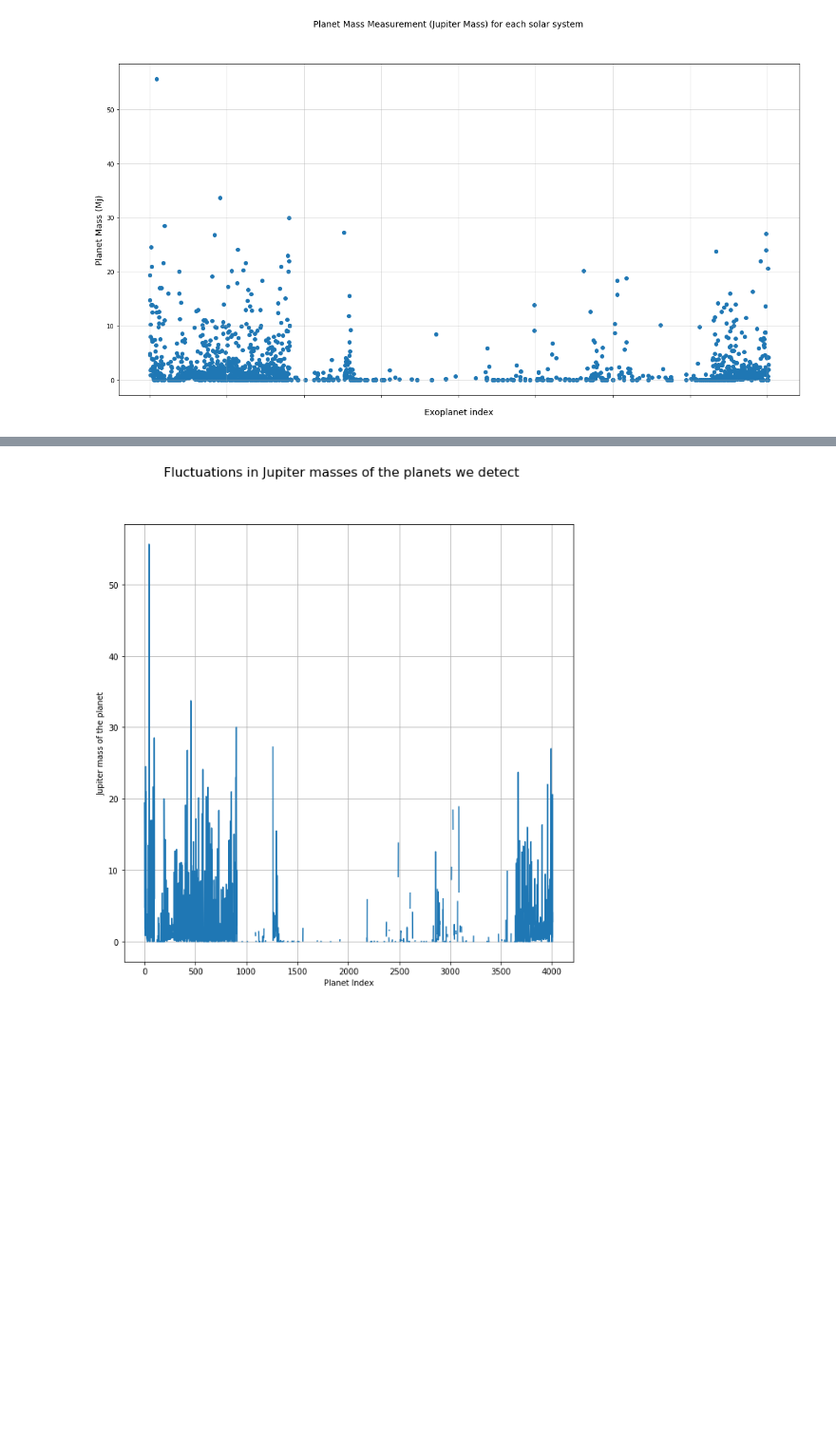
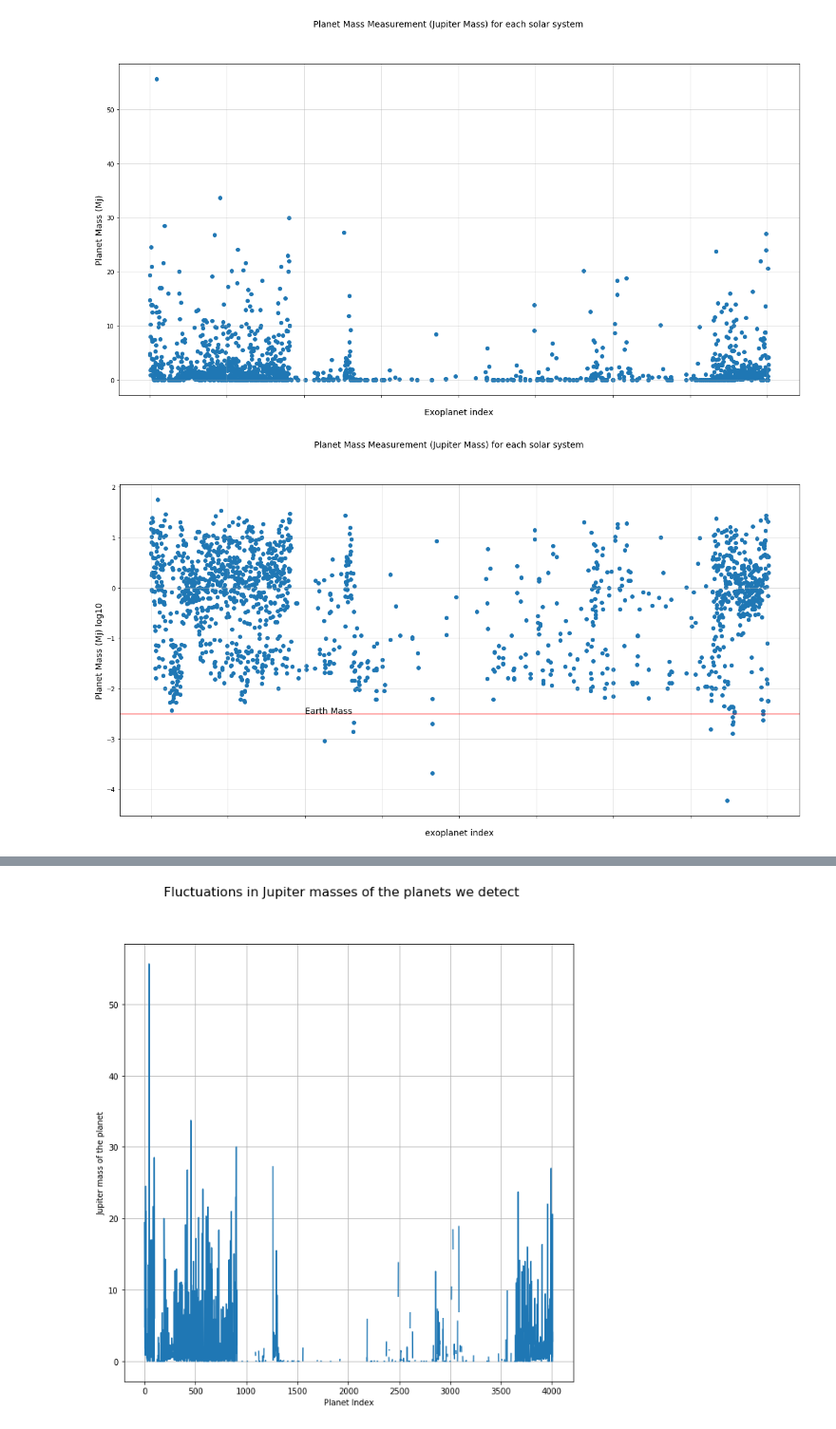
Before and after one commit to coderXmachina2/infographicaGalactica, a Jupyter notebook: scripts/exoPlanetProbing.ipynb, the cells around one changed output, grey strips where cells are left out. Shown: that part at 95% size. Saved outputs shown, nothing was run; the diff lists cells and outputs as text; code cells hidden in the pictures; blank space fills up the shorter version.

```diff
--- a/scripts/exoPlanetProbing.ipynb
+++ b/scripts/exoPlanetProbing.ipynb
@@ -270,3 +224,26 @@ plt.savefig('/Users/ultra/Desktop/theJects/infographicaGalactica/Vissies/planet_
 plt.show()
 # %% [output]
 [figure]
+# %%
+fig = plt.figure(figsize=(20,10))
+plt.scatter(range(len(data)), np.log10(data['pl_bmassj']))
+fig.suptitle('Planet Mass Measurement (Jupiter Mass) for each solar system', fontsize=14)
+plt.xlabel('exoplanet index', fontsize=14)
+plt.ylabel('Planet Mass (Mj) log10', fontsize=14)
+
+#plt.yticks(np.arange(-5, 140, step=20))
+plt.xticks(rotation=45, fontsize=4, alpha = 0.0001)
+#plt.text(0,95, "Edge On", fontsize = 10)
+#plt.text(0,0, "Edge On", fontsize = 10)
+earth_mass = 1
+
+earth_mass = 1*u.M_earth
+
+plt.axhline(y=np.log10(earth_mass.to(u.M_jup).value)  , alpha= 0.5, color='red') #1 AU
+plt.text(1000, np.log10(earth_mass.to(u.M_jup).value), 'Earth Mass', fontsize = 14)
+
+plt.grid(alpha = 0.5)
+plt.savefig('/Users/ultra/Desktop/theJects/infographicaGalactica/Vissies/planet_mass_measure_log10.png')
+plt.show()
+# %% [output]
+[figure, added]
```
Also changed, not shown: parts of 8 cells of this notebook, 5 other files.
